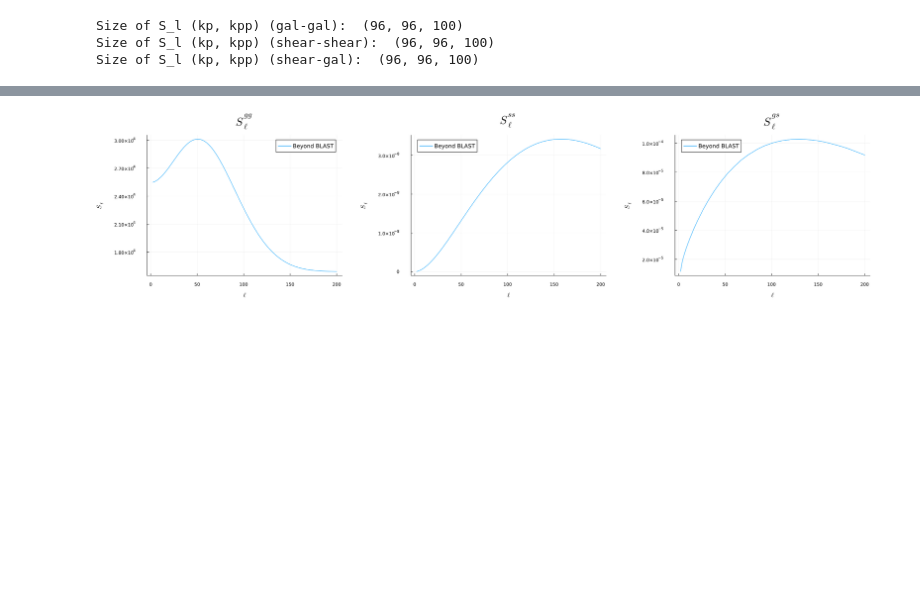
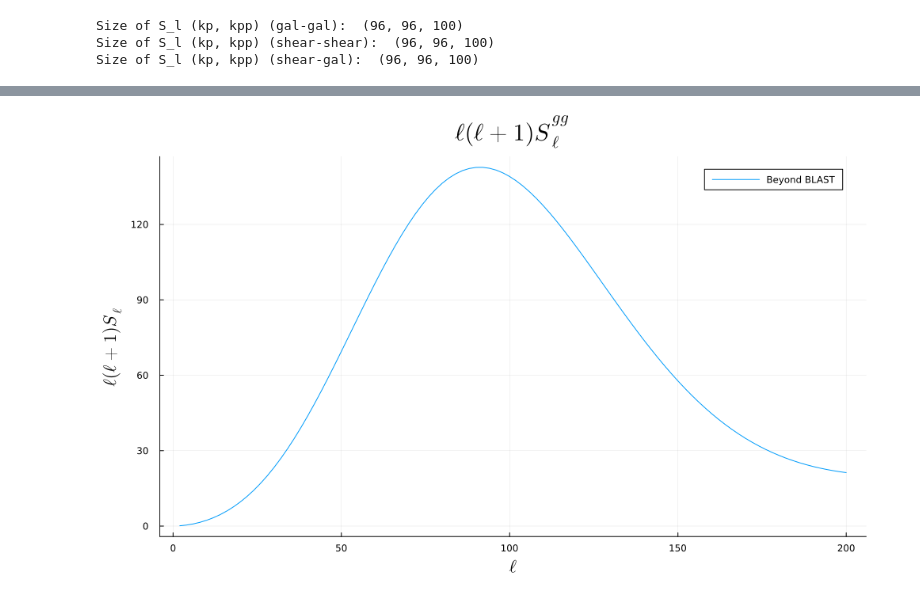
Before and after one commit to anvi-git/3D_Angular_Power_Spectrum, a Jupyter notebook: notebooks/beyond_BLAST.ipynb, the cells around one changed output, grey strips where cells are left out. Cells and saved outputs as stored; diff of their text form; code cells hidden in the pictures; blank space fills up the shorter version.

```diff
--- a/notebooks/beyond_BLAST.ipynb
+++ b/notebooks/beyond_BLAST.ipynb
@@ -341 +382,17 @@ S_l_gs = zeros(Float64, length(ℓ))
+# %%
+plot(
+    ℓ,
+    k1 * k2 * S_lkk_gg[96, 96, :] .* ℓ .* (ℓ .+ 1),
+    label = "Beyond BLAST",
+    xlabel = L"\ell",
+    ylabel = L"\ell(\ell+1)S_\ell",
+    title = L"\ell(\ell+1)S_\ell^{gg}",
+    markersize=4,
+    size = (1000, 600),
+    titlefontsize=20,
+    labelfontsize=15,
+    margin = 5mm
+)
+# %% [output]
+[figure, added]
 # %%
@@ -345,12 +402,10 @@ npzwrite(joinpath(quantity_subdir, "Sl/S_l_gs.npy"), S_l_gs);
 # %%
-# plot
-p1 =  plot(ℓ, S_l_gg, label="Beyond BLAST", xlabel=L"\ell", ylabel=L"S_\ell", title=L"S_\ell^{gg}", size = (1400,800))
-savefig(joinpath(plot_subdir, "Sl_plots/S_l_plot_gg.png"))
-p2 =  plot(ℓ, S_l_ss, label="Beyond BLAST", xlabel=L"\ell", ylabel=L"S_\ell", title=L"S_\ell^{ss}", size = (1400,800))
-savefig(joinpath(plot_subdir, "Sl_plots/S_l_plot_ss.png"))
-p3 =  plot(ℓ, S_l_gs, label="Beyond BLAST", xlabel=L"\ell", ylabel=L"S_\ell", title=L"S_\ell^{gs}", size = (1400,800))
-savefig(joinpath(plot_subdir, "Sl_plots/S_l_plot_gs.png"))
-plot(p1, p2, p3, layout = (1, 3), size=(2100, 500), titlefontsize=20, legendfontsize=10, margin = 10mm)
+# # plot
+# p1 =  plot(ℓ, S_l_gg, label="Beyond BLAST", xlabel=L"\ell", ylabel=L"S_\ell", title=L"S_\ell^{gg}", size = (1400,800))
+# savefig(joinpath(plot_subdir, "Sl_plots/S_l_plot_gg.png"))
+# p2 =  plot(ℓ, S_l_ss, label="Beyond BLAST", xlabel=L"\ell", ylabel=L"S_\ell", title=L"S_\ell^{ss}", size = (1400,800))
+# savefig(joinpath(plot_subdir, "Sl_plots/S_l_plot_ss.png"))
+# p3 =  plot(ℓ, S_l_gs, label="Beyond BLAST", xlabel=L"\ell", ylabel=L"S_\ell", title=L"S_\ell^{gs}", size = (1400,800))
+# savefig(joinpath(plot_subdir, "Sl_plots/S_l_plot_gs.png"))
+# plot(p1, p2, p3, layout = (1, 3), size=(2100, 500), titlefontsize=20, legendfontsize=10, margin = 10mm)
-# %% [output]
-[figure, removed]
 # %%
```
Also changed, not shown: parts of 27 cells of this notebook, 3 other files.
